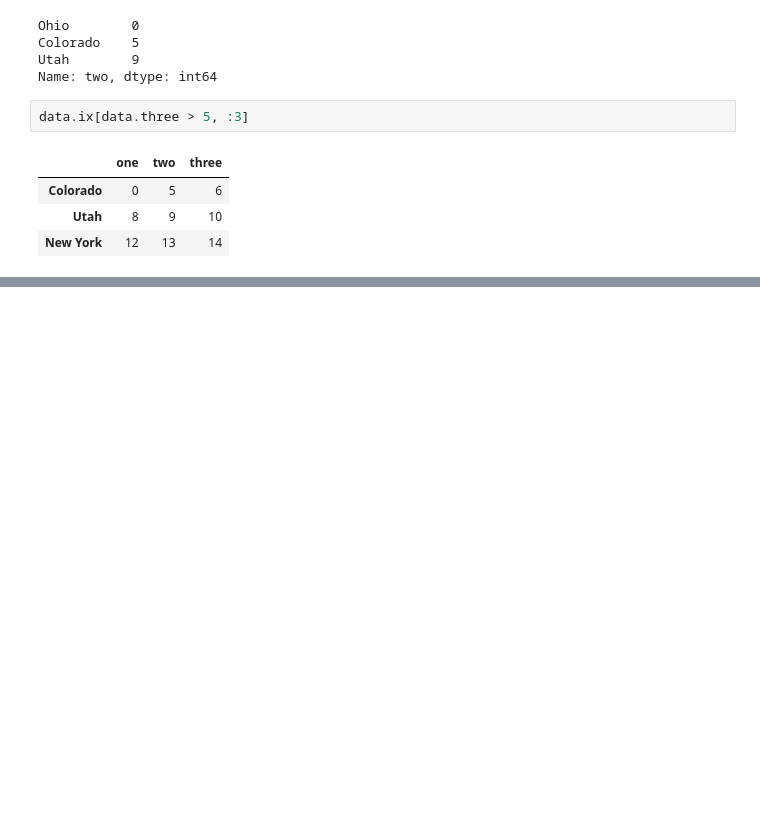
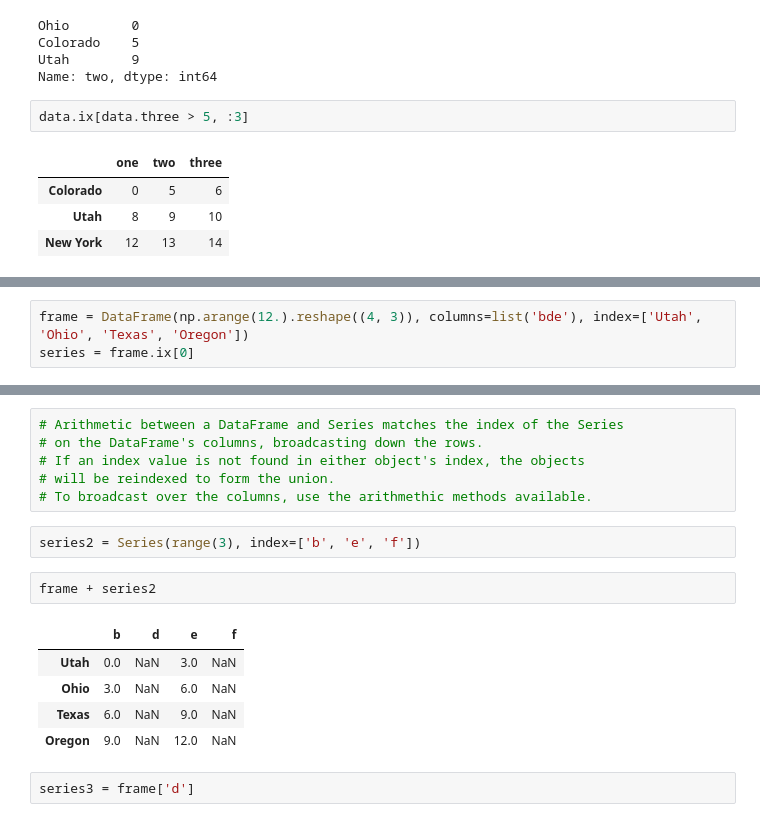
Before and after one commit to jfavole/pythonprojects, a Jupyter notebook: PythonForDataAnalysis/Ch05_GettingStartedWithPandas.ipynb, the cells around one changed output, grey strips where cells are left out. Cells and saved outputs as stored; diff of their text form; blank space fills up the shorter version.

```diff
--- a/PythonForDataAnalysis/Ch05_GettingStartedWithPandas.ipynb
+++ b/PythonForDataAnalysis/Ch05_GettingStartedWithPandas.ipynb
@@ -702,0 +806,3 @@ data.ix[data.three > 5, :3]
+# %%
+frame = DataFrame(np.arange(12.).reshape((4, 3)), columns=list('bde'), index=['Utah', 'Ohio', 'Texas', 'Oregon'])
+series = frame.ix[0]
@@ -702,0 +824,18 @@ data.ix[data.three > 5, :3]
+# %%
+# Arithmetic between a DataFrame and Series matches the index of the Series
+# on the DataFrame's columns, broadcasting down the rows.
+# If an index value is not found in either object's index, the objects
+# will be reindexed to form the union.
+# To broadcast over the columns, use the arithmethic methods available.
+# %%
+series2 = Series(range(3), index=['b', 'e', 'f'])
+# %%
+frame + series2
+# %% [output]
+|  | b | d | e | f |
+| Utah | 0.0 | NaN | 3.0 | NaN |
+| Ohio | 3.0 | NaN | 6.0 | NaN |
+| Texas | 6.0 | NaN | 9.0 | NaN |
+| Oregon | 9.0 | NaN | 12.0 | NaN |
+# %%
+series3 = frame['d']
```
Also changed, not shown: parts of 33 cells of this notebook.
